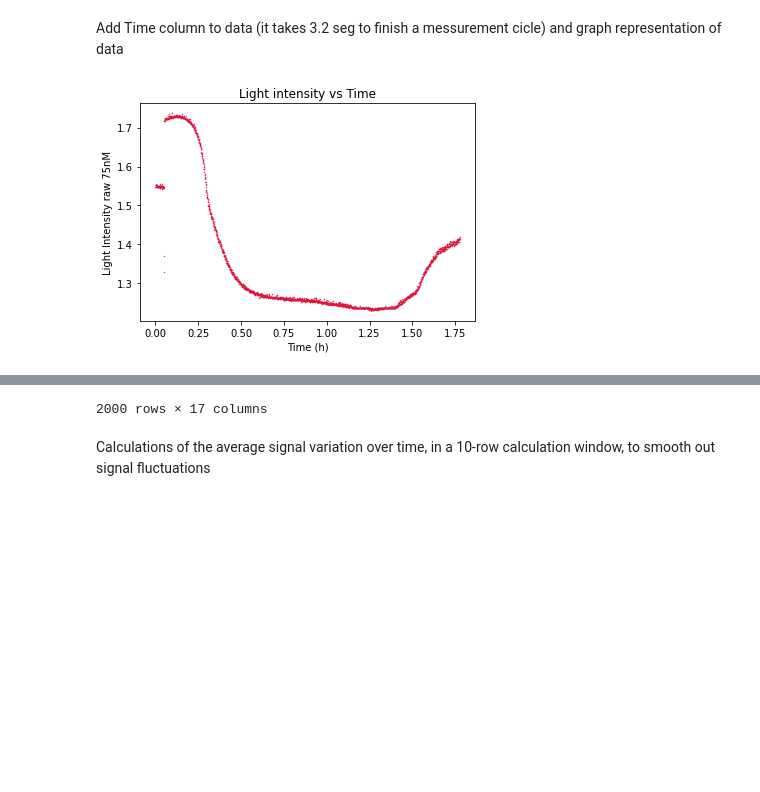
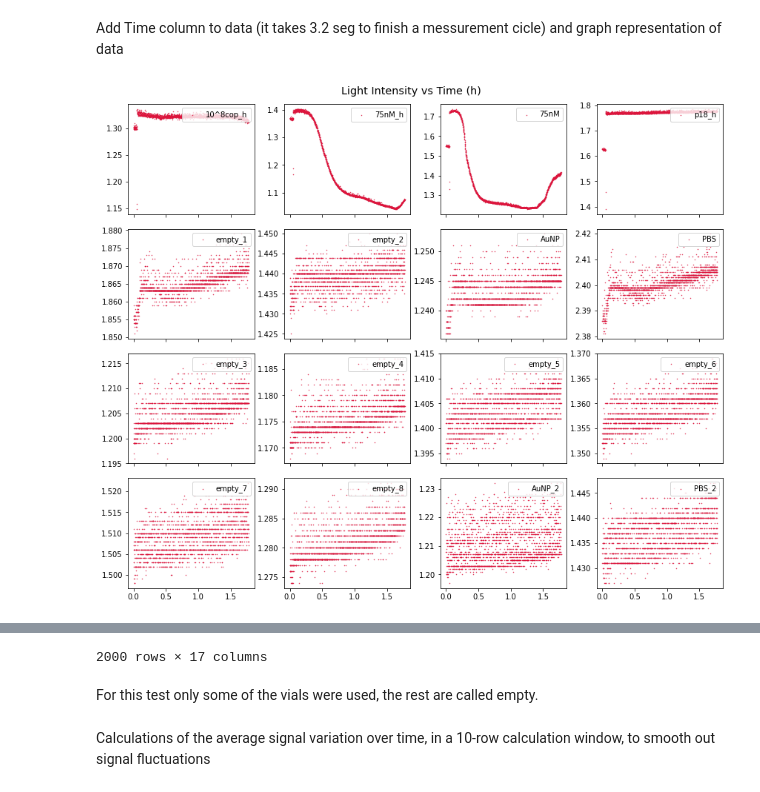
Before and after one commit to jbaciredo/optoelectronic_biosensor, a Jupyter notebook: Data_analysis.ipynb, the cells around one changed output, grey strips where cells are left out. Drawn from its saved outputs; the diff is of its cells as text; code cells hidden in the pictures; blank space fills up the shorter version.

Commit message:
Plot all test conditions together in the same figure.

```diff
--- a/Data_analysis.ipynb
+++ b/Data_analysis.ipynb
@@ -61,26 +60,30 @@ DF
 # %% [markdown]
 Add Time column to data (it takes 3.2 seg to finish a messurement cicle) and graph representation of data
 # %%
-def graphs_vs_t(df, i=0, j=15):
-    t_cicle = 3.2
+def graphs_vs_t(df, wl=10, i=0, j=16, c="black", title = "δ(Light Int.)"):
+    # Graph raw data and first and second derivative
+    t_cicle = 3.2 * wl
     t_seg = np.arange(0, round((len(df))*(t_cicle), 2), t_cicle)
     t_hour = t_seg * (1/3600)
     df["Time"]= t_hour
-    for column in df.iloc[:, i:j]:
+    fig, axs = plt.subplots(4, 4, sharex=True, figsize=(12, 10))
+    fig.subplots_adjust(hspace=2.5, wspace=2.5)
+    for idx, column in enumerate(df.iloc[:, i:j]):
         if column != "Time":
-            plt.scatter(x=df["Time"], y=df[column], color="crimson", s=0.2)
-            plt.title("Light intensity vs Time", loc = "center")
-            plt.ylabel(f"Light Intensity raw {column}")
-            plt.xlabel("Time (h)")
-            plt.show()
-        else:
-            pass
+            row = idx // 4
+            col = idx % 4
+            ax = axs[row, col]
+            ax.scatter(x=df["Time"], y=df[column], color= c, s=0.2, label = f"{column}")
+            ax.legend(loc = 'upper right')
+    fig.suptitle(f"{title}"+" vs Time (h)", fontsize= 'x-large')
+    plt.tight_layout()
+    plt.show()
     return df
 # %%
-DF = graphs_vs_t(DF, 2, 3)
+DF = graphs_vs_t(DF, 1, 0, 16, "crimson", "Light Intensity")
 DF
 # %% [output]
-[figure, old version]
+[figure, new version]
 |  | 10^8cop_h | 75nM_h | 75nM | p18_h | empty_1 | empty_2 | AuNP | PBS | empty_3 | empty_4 | empty_5 | ... |
 | 0 | 1.299 | 1.371 | 1.548 | 1.627 | 1.859 | 1.432 | 1.240 | 2.386 | 1.199 | 1.171 | 1.397 | ... |
 | 1 | 1.299 | 1.369 | 1.547 | 1.626 | 1.855 | 1.435 | 1.236 | 2.386 | 1.197 | 1.168 | 1.401 | ... |
@@ -94,6 +97,8 @@ DF
 | 1998 | 1.311 | 1.075 | 1.414 | 1.780 | 1.875 | 1.441 | 1.245 | 2.407 | 1.211 | 1.177 | 1.410 | ... |
 | 1999 | 1.315 | 1.077 | 1.418 | 1.778 | 1.869 | 1.447 | 1.246 | 2.404 | 1.207 | 1.178 | 1.405 | ... |
 2000 rows × 17 columns
+# %% [markdown]
+For this test only some of the vials were used, the rest are called empty.
 # %% [markdown]
 Calculations of the average signal variation over time, in a 10-row calculation window, to smooth out signal fluctuations
 # %%
```
Also changed, not shown: parts of 14 cells of this notebook.
